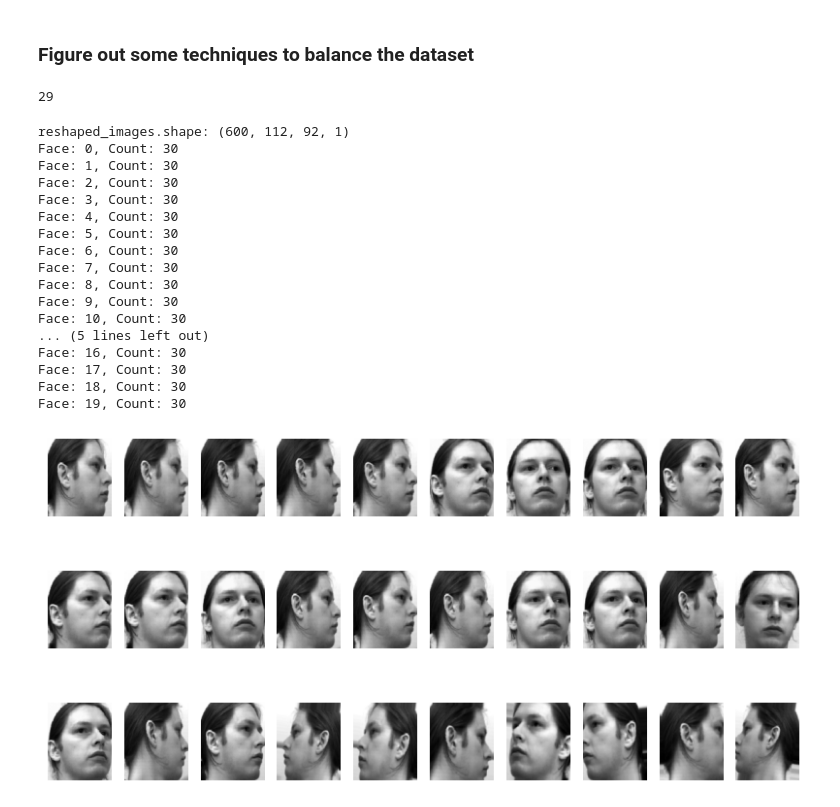
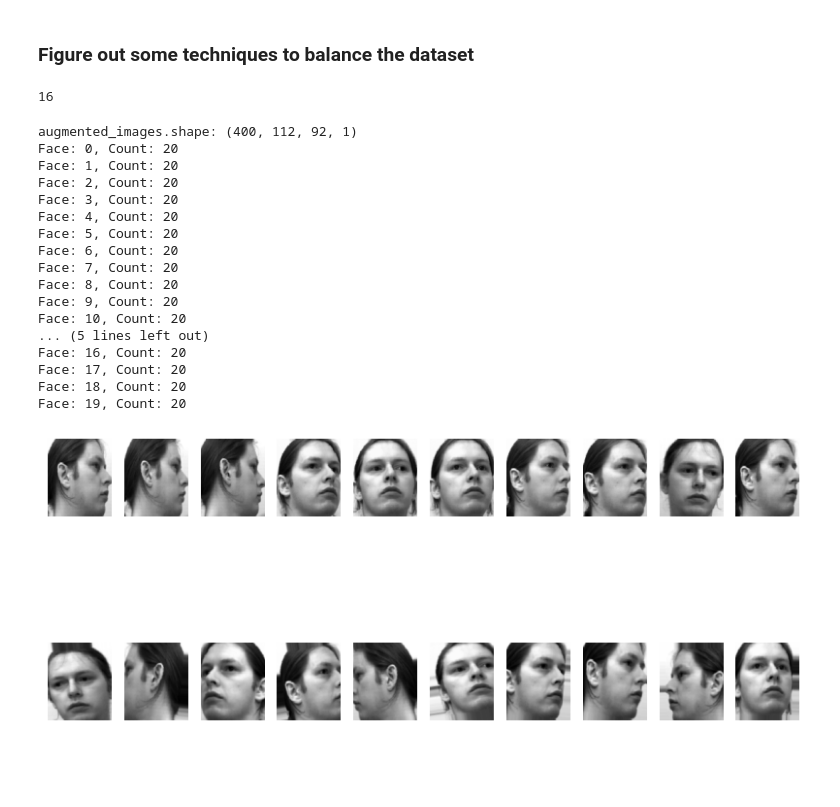
Before and after one commit to jsuaverd/COMP254-Assignments, a Jupyter notebook: preprocessing.ipynb, the cells around one changed output. Saved outputs shown, nothing was run; the diff lists cells and outputs as text; code cells hidden in the pictures; blank space fills up the shorter version.

```diff
--- a/preprocessing.ipynb
+++ b/preprocessing.ipynb
@@ -213,79 +238,75 @@ datagen = ImageDataGenerator(
 )
 # %%
 # Maximum number of images of any class that can be generated
-max_count = max(train_counts)
+unique_faces, counts = np.unique(y_train, return_counts=True)
+max_count = np.max(counts)
 max_count
 # %% [output]
-29
+16
 # %%
-reshaped_images = []
+augmented_images = []
 labels = []
+
 
 # Loop through each person in the training set and augment images if needed
 for person_idx in range(20):
-    images = X_train[y_train == person_idx]  # Get all images of the current person
+    images = X_train[y_train==person_idx]
+    images = images.reshape(-1, 112, 92, 1)
 
-    images = images.reshape(-1, 112, 92, 1)  # Reshape the images to 4D
+    augmented_images.extend(images)
+    labels.extend([person_idx]*images.shape[0])
 
-    reshaped_images.extend(images)  # Add original images to the list
-    labels.extend([person_idx] * images.shape[0])  # Add labels for the current person
-
-    # Number of images this person currently has
     count = images.shape[0]
 
-    # Number of images to generate to match the class with the maximum number of images
-    n_images = max_count - count + 1
+    n_images = max_count - count + 4
 
     if n_images > 0:
-        # Augment the images using ImageDataGenerator
-        datagen.fit(images)  # Fit the generator on the person's existing images
+        datagen.fit(images)
 
-        # Create a list to hold generated images
         generated_images = []
 
-        # Generate new images using the flow method
-        for X_batch, _ in datagen.flow(images, np.zeros(images.shape[0]), batch_size=1):
+        for X_batch, y_batch in datagen.flow(images, [0]*count, batch_size=1):
             generated_images.append(X_batch[0])
-            if len(generated_images) >= n_images:  # Stop once we have enough images
+
+            if len(generated_images) == n_images:
                 break
 
-        # Extend the reshaped_images list with the new generated images
-        reshaped_images.extend(generated_images)
-        labels.extend([person_idx] * len(generated_images))  # Assign the corresponding labels
+        augmented_images.extend(generated_images)
+        labels.extend([person_idx]*n_images)
 # %%
 # Convert lists to numpy arrays for further use
-reshaped_images = np.array(reshaped_images)
+augmented_images = np.array(augmented_images)
 labels = np.array(labels)
 
-print(f'reshaped_images.shape: {reshaped_images.shape}')
+print(f'augmented_images.shape: {augmented_images.shape}')
 
 # Check if the set is balanced
 unique_faces, counts = np.unique(labels, return_counts=True)
 for face, count in zip(unique_faces, counts):
     print(f'Face: {face}, Count: {count}')
 # %% [output]
-reshaped_images.shape: (600, 112, 92, 1)
-Face: 0, Count: 30
-Face: 1, Count: 30
-Face: 2, Count: 30
-Face: 3, Count: 30
-Face: 4, Count: 30
-Face: 5, Count: 30
-Face: 6, Count: 30
-Face: 7, Count: 30
-Face: 8, Count: 30
-Face: 9, Count: 30
-Face: 10, Count: 30
+augmented_images.shape: (400, 112, 92, 1)
+Face: 0, Count: 20
+Face: 1, Count: 20
+Face: 2, Count: 20
+Face: 3, Count: 20
+Face: 4, Count: 20
+Face: 5, Count: 20
+Face: 6, Count: 20
+Face: 7, Count: 20
+Face: 8, Count: 20
+Face: 9, Count: 20
+Face: 10, Count: 20
 ... (5 lines left out)
-Face: 16, Count: 30
-Face: 17, Count: 30
-Face: 18, Count: 30
-Face: 19, Count: 30
+Face: 16, Count: 20
+Face: 17, Count: 20
+Face: 18, Count: 20
+Face: 19, Count: 20
 # %%
-fig, ax = plt.subplots(3, 10, figsize=(10, 5))
-for i in range(30):
-    ax[i//10, i%10].imshow(reshaped_images[i].reshape(112, 92), cmap='gray')
+fig, ax = plt.subplots(2, 10, figsize=(10, 5))
+for i in range(20):
+    ax[i//10, i%10].imshow(augmented_images[i].reshape(112, 92), cmap='gray')
     ax[i//10, i%10].axis('off')
 plt.show()
 # %% [output]
-[figure, old version]
+[figure, new version]
```
Also changed, not shown: parts of 11 cells of this notebook, 2 other files.
